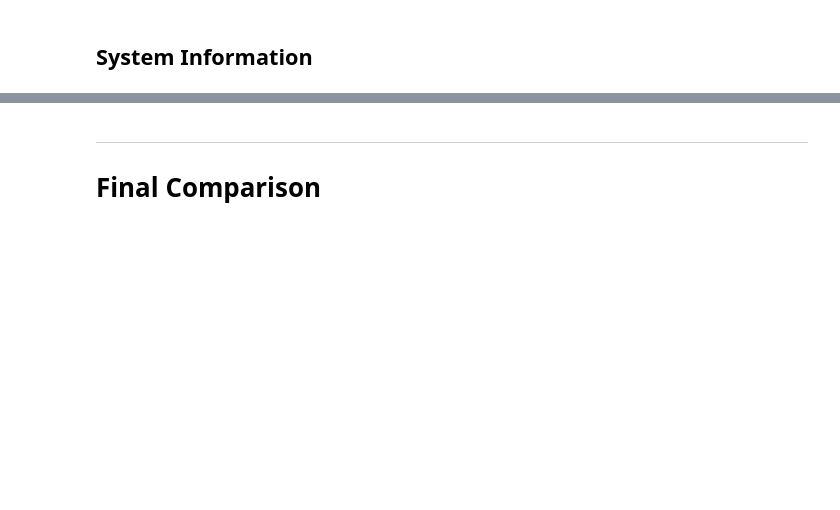
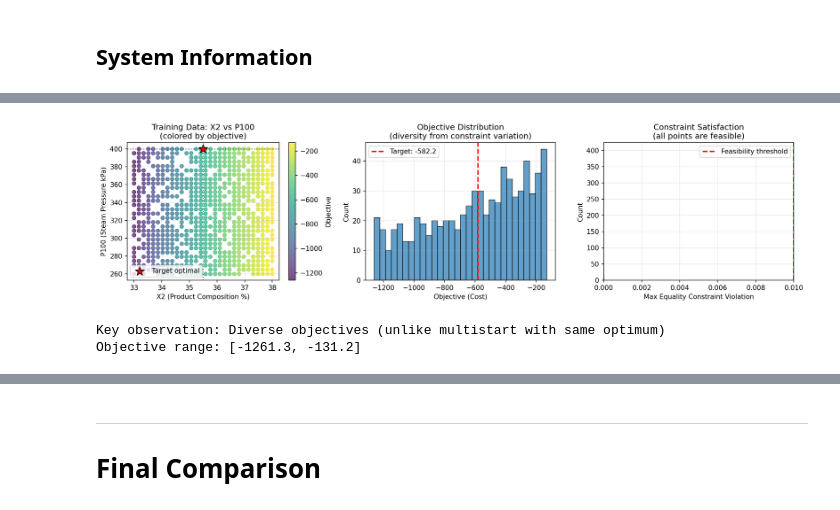
Before and after one commit to KitchinHUB/generative-optimization, a Jupyter notebook: evaporator_feasibility_data.ipynb, the cells around one changed output, grey strips where cells are left out. Cells and saved outputs as stored; diff of their text form; code cells hidden in the pictures; blank space fills up the shorter version.

```diff
--- a/evaporator_feasibility_data.ipynb
+++ b/evaporator_feasibility_data.ipynb
@@ -1170,0 +332,14 @@ Training Flow Matching model...
+# %%
+# Configuration for data generation
+N_GRID = 30  # Grid size for each constraint dimension (increased for more FM training data)
+
+# Constraint variation ranges
+X2_MIN_RANGE = (33.0, 38.0)
+P100_MAX_RANGE = (260.0, 400.0)
+
+print("Data Generation Configuration:")
+print("=" * 70)
+print(f"Grid: {N_GRID} x {N_GRID} = {N_GRID**2} constraint configurations")
+print(f"X2_min ∈ [{X2_MIN_RANGE[0]}, {X2_MIN_RANGE[1]}] %")
+print(f"P100_max ∈ [{P100_MAX_RANGE[0]}, {P100_MAX_RANGE[1]}] kPa")
+print(f"\nTarget problem: X2 >= {TARGET_X2_MIN}, P100 <= {TARGET_P100_MAX}")
@@ -1170,0 +439,49 @@ Training Flow Matching model...
+# %%
+# Visualize training data - showing diversity from constraint variation
+fig, axes = plt.subplots(1, 3, figsize=(15, 4))
+
+# 1. X2 vs P100 colored by objective
+ax = axes[0]
+sc = ax.scatter(X2_train, P100_train, c=obj_train, cmap='viridis', alpha=0.7, s=30)
+ax.scatter([scipy_solution[5]], [scipy_solution[11]], c='red', s=200,
+          marker='*', label='Target optimal', zorder=10, edgecolors='black', linewidths=1)
+ax.axhline(TARGET_P100_MAX, color='k', ls=':', alpha=0.5)
+ax.axvline(TARGET_X2_MIN, color='k', ls=':', alpha=0.5)
+ax.set_xlabel('X2 (Product Composition %)')
+ax.set_ylabel('P100 (Steam Pressure kPa)')
+ax.set_title('Training Data: X2 vs P100\n(colored by objective)')
+plt.colorbar(sc, ax=ax, label='Objective')
+ax.legend(loc='lower left')
+ax.grid(True, alpha=0.3)
+
+# 2. Objective distribution (showing diversity!)
+ax = axes[1]
+ax.hist(obj_train, bins=30, alpha=0.7, edgecolor='black')
+ax.axvline(scipy_cost, color='red', ls='--', lw=2, label=f'Target: {scipy_cost:.1f}')
+ax.set_xlabel('Objective (Cost)')
+ax.set_ylabel('Count')
+ax.set_title('Objective Distribution\n(diversity from constraint variation)')
+ax.legend()
+ax.grid(True, alpha=0.3)
+
+# 3. Constraint residuals (should all be near zero)
+ax = axes[2]
+ax.hist(viol_train, bins=30, alpha=0.7, edgecolor='black')
+ax.axvline(0.01, color='red', ls='--', lw=2, label='Feasibility threshold')
+ax.set_xlabel('Max Equality Constraint Violation')
+ax.set_ylabel('Count')
+ax.set_title('Constraint Satisfaction\n(all points are feasible)')
+ax.legend()
+ax.grid(True, alpha=0.3)
+ax.set_xlim(0, max(0.01, viol_train.max()*1.1))
+
+plt.tight_layout()
+plt.savefig('evaporator_constraint_variation_data.png', dpi=300, bbox_inches='tight')
+plt.show()
+
+print("\nKey observation: Diverse objectives (unlike multistart with same optimum)")
+print(f"Objective range: [{obj_train.min():.1f}, {obj_train.max():.1f}]")
+# %% [output]
+[figure, added]
+Key observation: Diverse objectives (unlike multistart with same optimum)
+Objective range: [-1261.3, -131.2]
```
Also changed, not shown: parts of 57 cells of this notebook, 18 other files.
